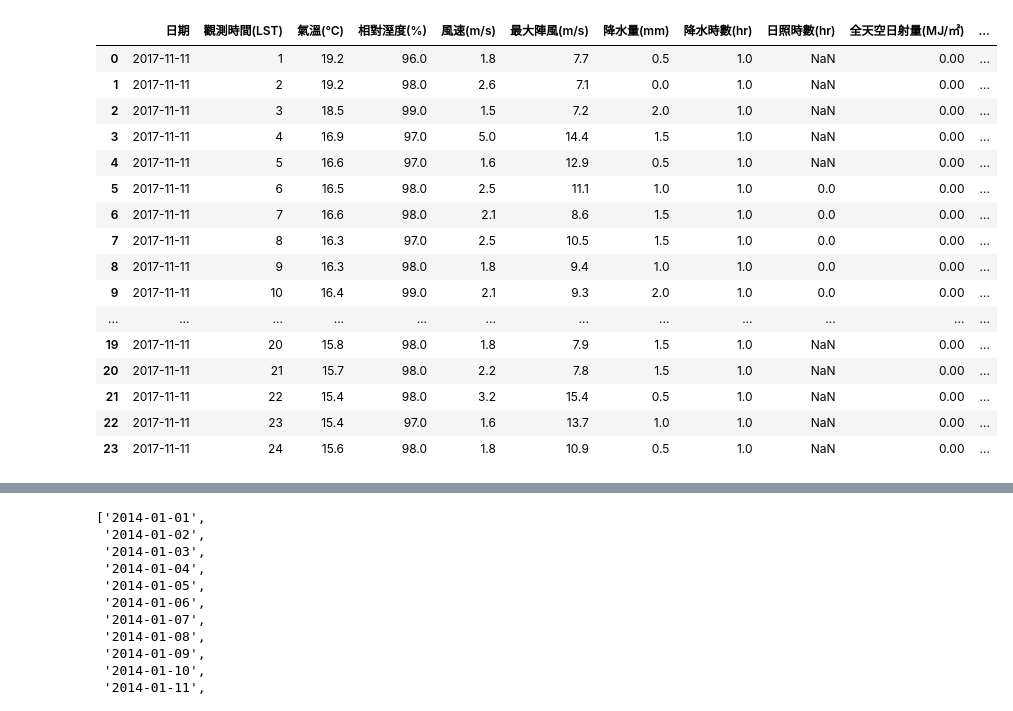
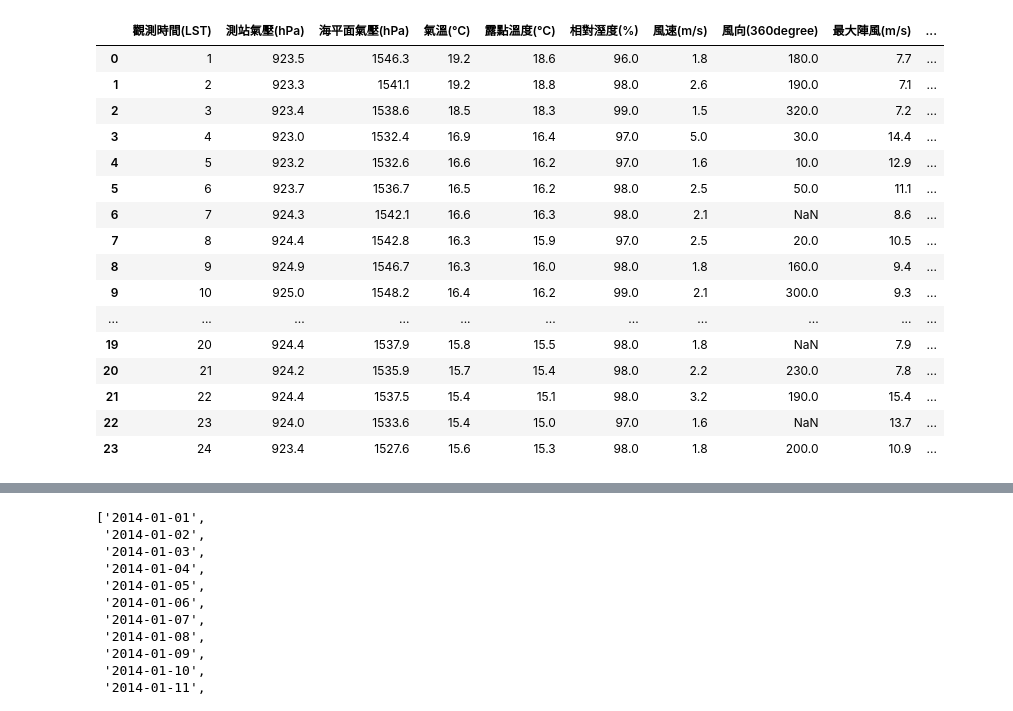
Before and after one commit to muilee/crawler, a Jupyter notebook: agriculture_project/weather_crawler.ipynb, the cells around one changed output, grey strips where cells are left out. Cells and saved outputs as stored; diff of their text form; code cells hidden in the pictures.

```diff
--- a/agriculture_project/weather_crawler.ipynb
+++ b/agriculture_project/weather_crawler.ipynb
@@ -21,38 +19,37 @@ df = pd.read_html(resp.text)
+# %%
+resp = requests.get("http://e-service.cwb.gov.tw/HistoryDataQuery/DayDataController.do?command=viewMain&station=466910&stname=%25E9%259E%258D%25E9%2583%25A8&datepicker=2017-11-11")
+df = pd.read_html(resp.text)
 # %%
 table = df[1]
 column_names = [re.findall("(.+\))", name)[0] for name in table.iloc[1].tolist()]
 table.columns = column_names
 table.columns.name = None
 table = table.iloc[2:]
 table = table.reset_index(drop=True)
 table["降水量(mm)"] = table["降水量(mm)"].apply(lambda x: 0 if x == "T" else x)
 for column in table.columns:
     table[column] = table[column].apply(lambda x: None if x in _list else x)
 table[table.columns] = table[table.columns].astype("float64")
 table["觀測時間(LST)"] = table["觀測時間(LST)"].astype("int")
+table["日照時數(hr)"] = table["日照時數(hr)"].fillna(0)
 date = datetime.strptime("2017-11-11", "%Y-%m-%d")
 delta = timedelta(days=1)
-table = table.drop(["測站氣壓(hPa)", "海平面氣壓(hPa)", "露點溫度(℃)", "風向(360degree)", "最大陣風風向(360degree)"], axis=1)
-table["日期"] = date
-cols = table.columns.tolist()
-cols = cols[-1:] + cols[:-1]
-table = table[cols]
 table
 # %% [output]
-|  | 日期 | 觀測時間(LST) | 氣溫(℃) | 相對溼度(%) | 風速(m/s) | 最大陣風(m/s) | 降水量(mm) | 降水時數(hr) | 日照時數(hr) | 全天空日射量(MJ/㎡) | ... |
-| 0 | 2017-11-11 | 1 | 19.2 | 96.0 | 1.8 | 7.7 | 0.5 | 1.0 | NaN | 0.00 | ... |
-| 1 | 2017-11-11 | 2 | 19.2 | 98.0 | 2.6 | 7.1 | 0.0 | 1.0 | NaN | 0.00 | ... |
-| 2 | 2017-11-11 | 3 | 18.5 | 99.0 | 1.5 | 7.2 | 2.0 | 1.0 | NaN | 0.00 | ... |
-| 3 | 2017-11-11 | 4 | 16.9 | 97.0 | 5.0 | 14.4 | 1.5 | 1.0 | NaN | 0.00 | ... |
-| 4 | 2017-11-11 | 5 | 16.6 | 97.0 | 1.6 | 12.9 | 0.5 | 1.0 | NaN | 0.00 | ... |
-| 5 | 2017-11-11 | 6 | 16.5 | 98.0 | 2.5 | 11.1 | 1.0 | 1.0 | 0.0 | 0.00 | ... |
-| 6 | 2017-11-11 | 7 | 16.6 | 98.0 | 2.1 | 8.6 | 1.5 | 1.0 | 0.0 | 0.00 | ... |
-| 7 | 2017-11-11 | 8 | 16.3 | 97.0 | 2.5 | 10.5 | 1.5 | 1.0 | 0.0 | 0.00 | ... |
-| 8 | 2017-11-11 | 9 | 16.3 | 98.0 | 1.8 | 9.4 | 1.0 | 1.0 | 0.0 | 0.00 | ... |
-| 9 | 2017-11-11 | 10 | 16.4 | 99.0 | 2.1 | 9.3 | 2.0 | 1.0 | 0.0 | 0.00 | ... |
-| ... | ... | ... | ... | ... | ... | ... | ... | ... | ... | ... | ... |
-| 19 | 2017-11-11 | 20 | 15.8 | 98.0 | 1.8 | 7.9 | 1.5 | 1.0 | NaN | 0.00 | ... |
-| 20 | 2017-11-11 | 21 | 15.7 | 98.0 | 2.2 | 7.8 | 1.5 | 1.0 | NaN | 0.00 | ... |
-| 21 | 2017-11-11 | 22 | 15.4 | 98.0 | 3.2 | 15.4 | 0.5 | 1.0 | NaN | 0.00 | ... |
-| 22 | 2017-11-11 | 23 | 15.4 | 97.0 | 1.6 | 13.7 | 1.0 | 1.0 | NaN | 0.00 | ... |
-| 23 | 2017-11-11 | 24 | 15.6 | 98.0 | 1.8 | 10.9 | 0.5 | 1.0 | NaN | 0.00 | ... |
+|  | 觀測時間(LST) | 測站氣壓(hPa) | 海平面氣壓(hPa) | 氣溫(℃) | 露點溫度(℃) | 相對溼度(%) | 風速(m/s) | 風向(360degree) | 最大陣風(m/s) | ... |
+| 0 | 1 | 923.5 | 1546.3 | 19.2 | 18.6 | 96.0 | 1.8 | 180.0 | 7.7 | ... |
+| 1 | 2 | 923.3 | 1541.1 | 19.2 | 18.8 | 98.0 | 2.6 | 190.0 | 7.1 | ... |
+| 2 | 3 | 923.4 | 1538.6 | 18.5 | 18.3 | 99.0 | 1.5 | 320.0 | 7.2 | ... |
+| 3 | 4 | 923.0 | 1532.4 | 16.9 | 16.4 | 97.0 | 5.0 | 30.0 | 14.4 | ... |
+| 4 | 5 | 923.2 | 1532.6 | 16.6 | 16.2 | 97.0 | 1.6 | 10.0 | 12.9 | ... |
+| 5 | 6 | 923.7 | 1536.7 | 16.5 | 16.2 | 98.0 | 2.5 | 50.0 | 11.1 | ... |
+| 6 | 7 | 924.3 | 1542.1 | 16.6 | 16.3 | 98.0 | 2.1 | NaN | 8.6 | ... |
+| 7 | 8 | 924.4 | 1542.8 | 16.3 | 15.9 | 97.0 | 2.5 | 20.0 | 10.5 | ... |
+| 8 | 9 | 924.9 | 1546.7 | 16.3 | 16.0 | 98.0 | 1.8 | 160.0 | 9.4 | ... |
+| 9 | 10 | 925.0 | 1548.2 | 16.4 | 16.2 | 99.0 | 2.1 | 300.0 | 9.3 | ... |
+| ... | ... | ... | ... | ... | ... | ... | ... | ... | ... | ... |
+| 19 | 20 | 924.4 | 1537.9 | 15.8 | 15.5 | 98.0 | 1.8 | NaN | 7.9 | ... |
+| 20 | 21 | 924.2 | 1535.9 | 15.7 | 15.4 | 98.0 | 2.2 | 230.0 | 7.8 | ... |
+| 21 | 22 | 924.4 | 1537.5 | 15.4 | 15.1 | 98.0 | 3.2 | 190.0 | 15.4 | ... |
+| 22 | 23 | 924.0 | 1533.6 | 15.4 | 15.0 | 97.0 | 1.6 | NaN | 13.7 | ... |
+| 23 | 24 | 923.4 | 1527.6 | 15.6 | 15.3 | 98.0 | 1.8 | 200.0 | 10.9 | ... |
```
Also changed, not shown: parts of 4 cells of this notebook.
